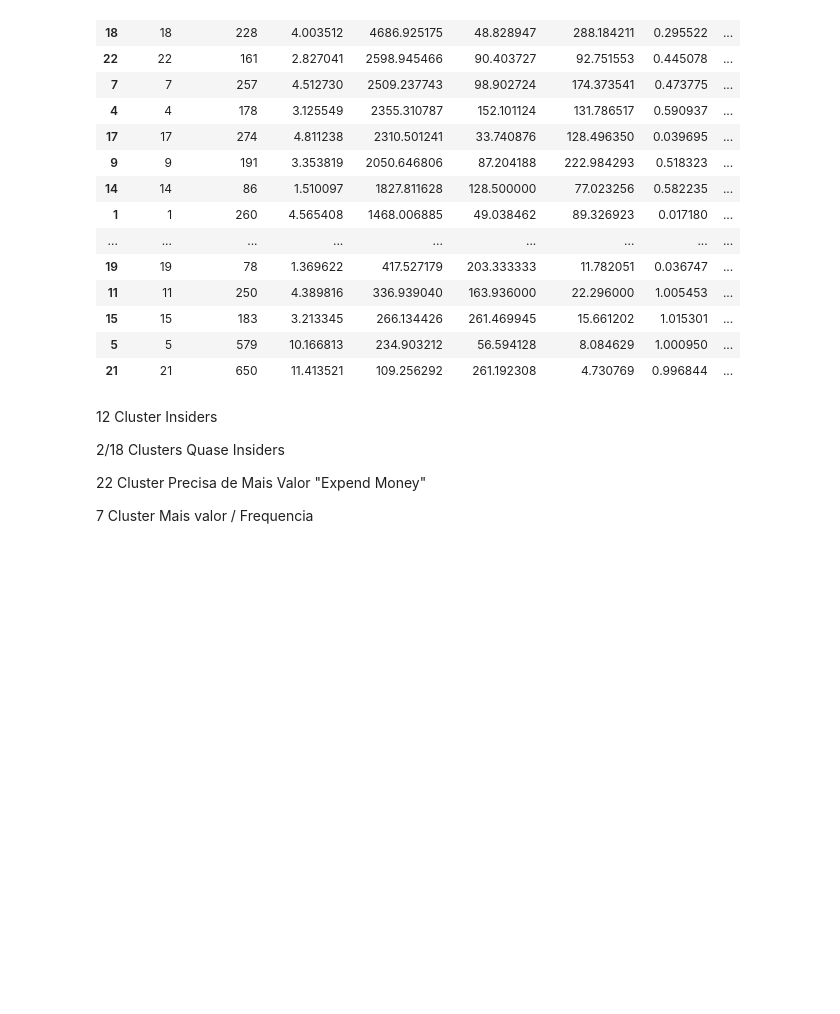
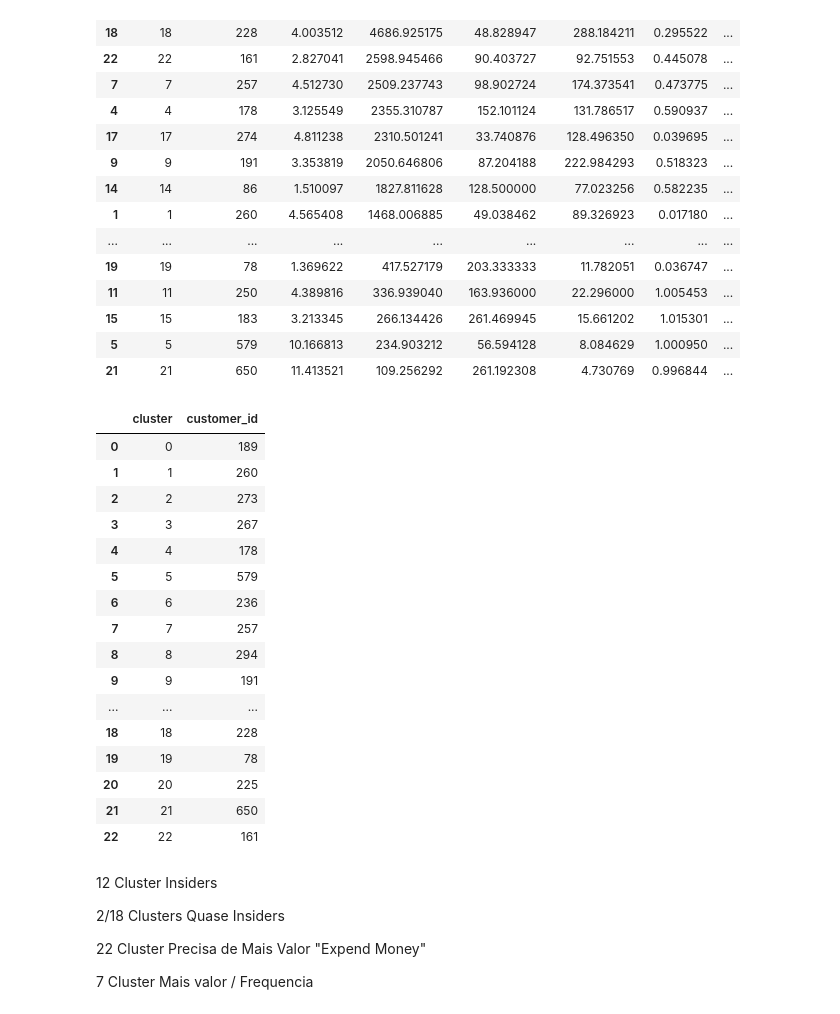
Before and after one commit to ThiagoBorgesLima/insiders_clustering, a Jupyter notebook: src/models/c10-tbl-deploy.ipynb, the cells around one changed output. Cells and saved outputs as stored; diff of their text form; code cells hidden in the pictures; blank space fills up the shorter version.

```diff
--- a/src/models/c10-tbl-deploy.ipynb
+++ b/src/models/c10-tbl-deploy.ipynb
@@ -630,6 +630,27 @@ df_cluster.sort_values(by='gross_revenue', ascending=False)
 | 15 | 15 | 183 | 3.213345 | 266.134426 | 261.469945 | 15.661202 | 1.015301 | ... |
 | 5 | 5 | 579 | 10.166813 | 234.903212 | 56.594128 | 8.084629 | 1.000950 | ... |
 | 21 | 21 | 650 | 11.413521 | 109.256292 | 261.192308 | 4.730769 | 0.996844 | ... |
+# %%
+df_cluster1 = df92[['customer_id', 'cluster']].groupby('cluster').count().reset_index()
+df_cluster1
+# %% [output]
+|  | cluster | customer_id |
+| 0 | 0 | 189 |
+| 1 | 1 | 260 |
+| 2 | 2 | 273 |
+| 3 | 3 | 267 |
+| 4 | 4 | 178 |
+| 5 | 5 | 579 |
+| 6 | 6 | 236 |
+| 7 | 7 | 257 |
+| 8 | 8 | 294 |
+| 9 | 9 | 191 |
+| ... | ... | ... |
+| 18 | 18 | 228 |
+| 19 | 19 | 78 |
+| 20 | 20 | 225 |
+| 21 | 21 | 650 |
+| 22 | 22 | 161 |
 # %% [markdown]
 12   Cluster Insiders
 
```
Also changed, not shown: parts of 4 cells of this notebook.
